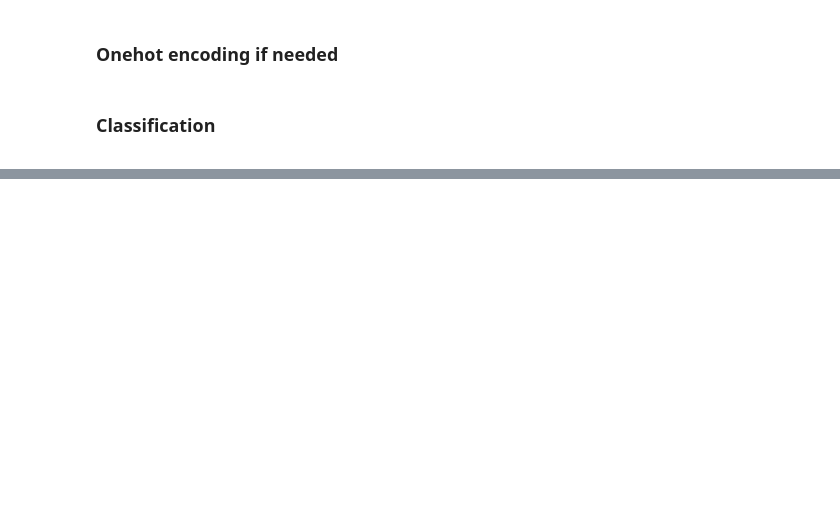
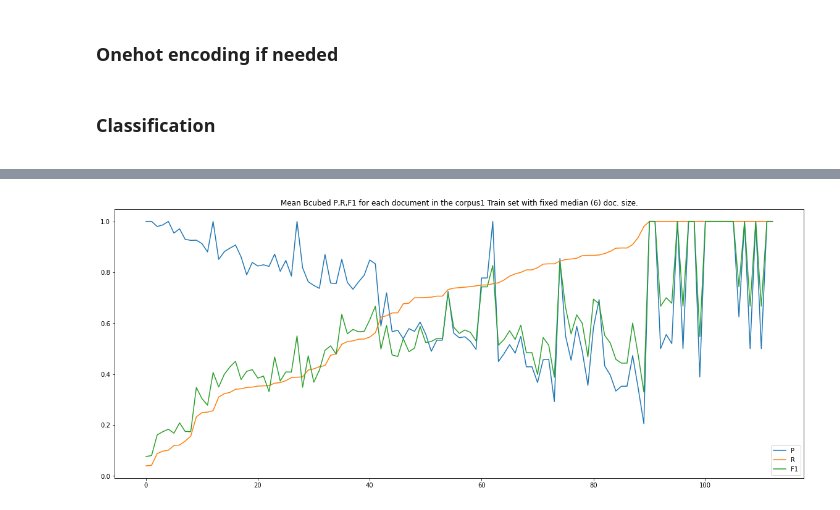
Before and after one commit to stewiemcbacon/thesis-document-splitting, a Jupyter notebook: notebooks/explore_classification.ipynb, the cells around one changed output, grey strips where cells are left out. Drawn from its saved outputs; the diff is of its cells as text; code cells hidden in the pictures; blank space fills up the shorter version.

```diff
--- a/notebooks/explore_classification.ipynb
+++ b/notebooks/explore_classification.ipynb
@@ -287,0 +378,6 @@ array([0.34896885, 0.65103115])
+# %%
+title='Mean Bcubed P,R,F1 for each document in the corpus1 Train set with fixed median (6) doc. size.'
+results[['P','R','F1']].sort_values('R').reset_index().plot( title=title,
+                                               figsize=(20,8));
+# %% [output]
+[figure, added]
```
Also changed, not shown: parts of 23 cells of this notebook, 1 other file.
